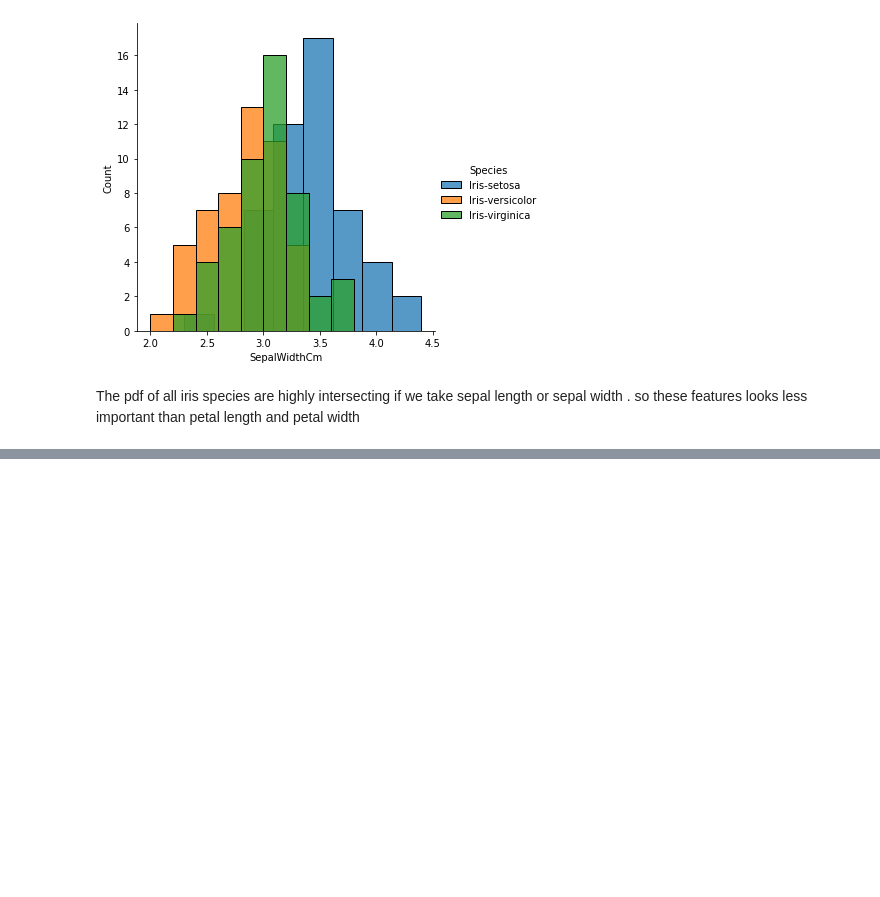
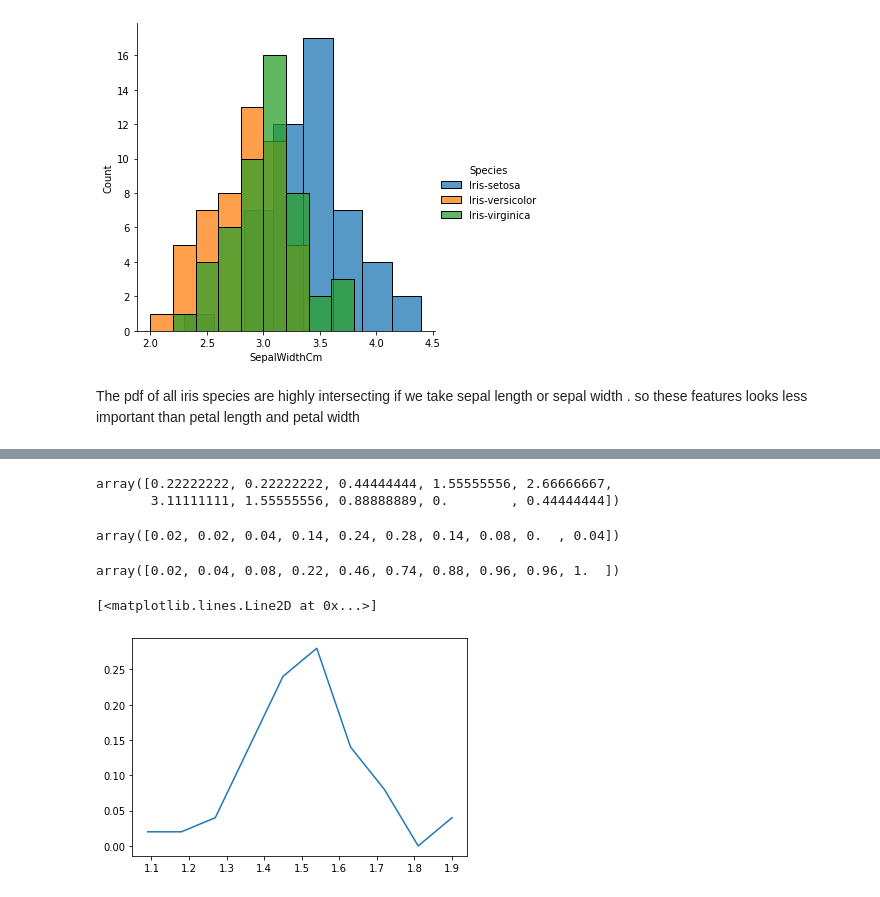
Before and after one commit to pranzalkhadka/ExploratoryDataAnalysis, a Jupyter notebook: EDA.ipynb, the cells around one changed output, grey strips where cells are left out. Cells and saved outputs as stored; diff of their text form; code cells hidden in the pictures; blank space fills up the shorter version.

Commit message:
More visualization

```diff
--- a/EDA.ipynb
+++ b/EDA.ipynb
@@ -82,3 +82,5 @@ sns.FacetGrid(iris,hue="Species",height=5).map(sns.histplot,"SepalWidthCm").add_
 [figure]
 # %% [markdown]
 The pdf of all iris species are highly intersecting if we take sepal length or sepal width . so these features looks less important than petal length and petal width
+# %%
+iris_setosa = iris.loc[:49]
@@ -84,0 +107,23 @@ The pdf of all iris species are highly intersecting if we take sepal length or s
+# %%
+counts , bin_edges = np.histogram(iris_setosa["PetalLengthCm"],bins=10,density=True)
+# %%
+counts
+# %% [output]
+array([0.22222222, 0.22222222, 0.44444444, 1.55555556, 2.66666667,
+       3.11111111, 1.55555556, 0.88888889, 0.        , 0.44444444])
+# %%
+pdf = counts/(sum(counts))
+# %%
+pdf
+# %% [output]
+array([0.02, 0.02, 0.04, 0.14, 0.24, 0.28, 0.14, 0.08, 0.  , 0.04])
+# %%
+cdf = np.cumsum(pdf)
+cdf
+# %% [output]
+array([0.02, 0.04, 0.08, 0.22, 0.46, 0.74, 0.88, 0.96, 0.96, 1.  ])
+# %%
+plt.plot(bin_edges[1:],pdf)
+# %% [output]
+[<matplotlib.lines.Line2D at 0x...>]
+[figure, added]
```
Also changed, not shown: parts of 8 cells of this notebook.
